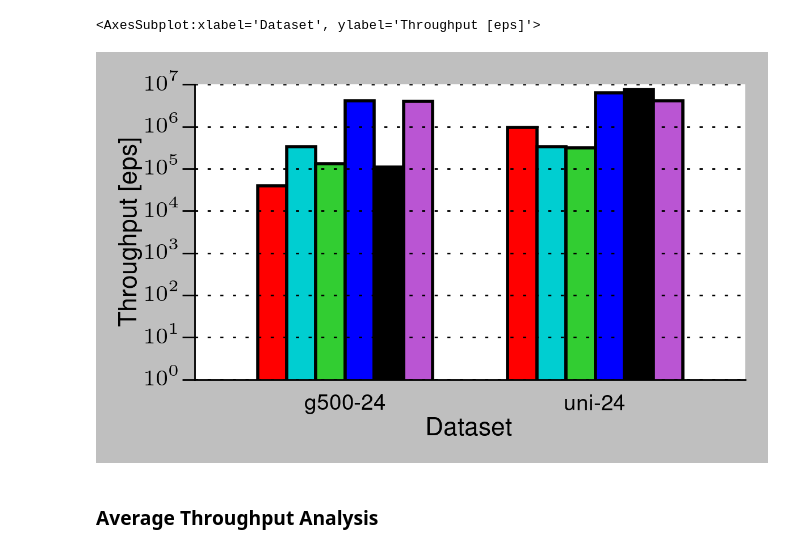
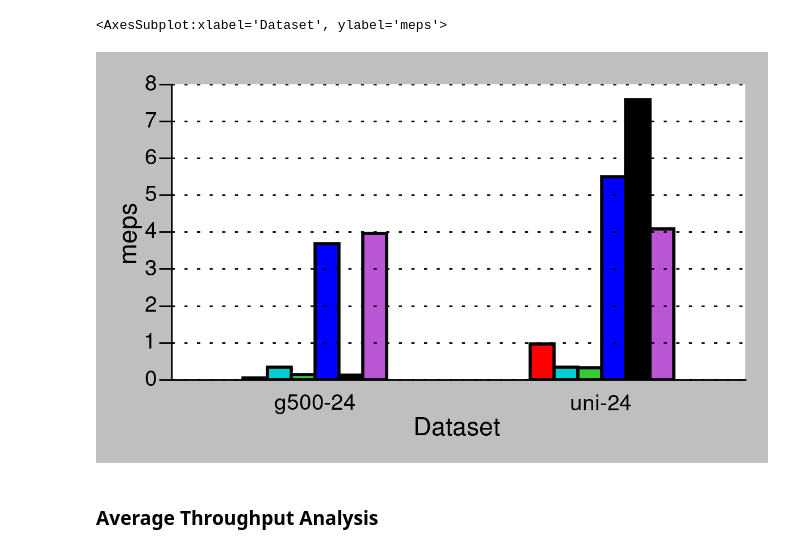
Before and after one commit to PerFuchs/gfe_notebooks, a Jupyter notebook: aging_experiment.ipynb, the cells around one changed output. Cells and saved outputs as stored; diff of their text form; code cells hidden in the pictures.

Commit message:
Linear axis for updates.

```diff
--- a/aging_experiment.ipynb
+++ b/aging_experiment.ipynb
@@ -39,44 +39,50 @@ throughput_grouped = data.groupby(["graph", "library"]).agg(throughput_mean=("th
 # %%
 throughput_pivot = throughput_grouped.pivot_table(values="throughput_mean", columns="library", index="graph")
 # Choose newest Sortledton
-#throughput_pivot["sortledton"] = throughput_pivot["sortledton.1"]
+throughput_pivot["sortledton"] = throughput_pivot["sortledton.3"]
+throughput_pivot = throughput_pivot.drop("sortledton.1", axis=1)
+throughput_pivot = throughput_pivot.drop("sortledton.3", axis=1)
 # %%
 ## FIGURE 10b
 matplotlib.style.use('classic')
 
 colormap=common.set_library_colormap("")
 
 plotting.latexify(fig_width=3)
 
-p = throughput_pivot.drop("sortledton.1", axis=1).plot.bar(width=0.7, color=colormap, legend=None)
+p = throughput_pivot.plot.bar(color=colormap, legend=None)
 #p.legend(bbox_to_anchor=(1.0, 1.05))
-p.set_yscale('log')
+p.set_yscale('linear')
 
 #legend_labels = ["GraphOne", "Livegraph", "Llama", "Sortledton", "Stinger", "Teseo"]
 #p.legend(bbox_to_anchor=(0., 1.02, 1., .102), loc=3, ncol=3, mode="expand", borderaxespad=0., labels=legend_labels)
 
 plt.xlabel("Dataset")
-plt.ylabel("Throughput [eps]")
+plt.ylabel("meps")
 
 positions = (0, 1)
 x_labels = ("g500-24", "uni-24")
 plt.xticks(positions, x_labels)
-p.set_ylim(1, )
 plt.xticks(rotation=0)
 
+#p.set_ylim(1, )
+scale_y = 1e6
+ticks_y = ticker.FuncFormatter(lambda x, pos: '{0:g}'.format(x/scale_y))
+p.yaxis.set_major_formatter(ticks_y)
+plt.yticks()
 
-plotting.format_axes(p, categorical_x=True, yscale="log")
-p.yaxis.grid(which="minor", b=None)
-p.yaxis.set_major_locator(ticker.LogLocator(numticks=8))
+plotting.format_axes(p, categorical_x=True, yscale="linear")
+#p.yaxis.grid(which="minor", b=None)
+#p.yaxis.set_major_locator(ticker.LogLocator(numticks=8))
 #p.yaxis.set_tick_params(left=True, right=False, which="minor")
 
 plt.tight_layout()
 plt.savefig(plotting.base_path + "throughput_average-new.png", dpi=400)
 
 p
 # %% [output]
-<AxesSubplot:xlabel='Dataset', ylabel='Throughput [eps]'>
+<AxesSubplot:xlabel='Dataset', ylabel='meps'>
-[figure, old version]
+[figure, new version]
 # %%
 legend_labels = ["GraphOne ($>$10h)", "Livegraph (135m)", "Llama (OOM)", "Sortledton (12m)", "Stinger (6h 40m)", "Teseo (11m)"]
 legend = p.legend(ncol=7, borderaxespad=0., labels=legend_labels, fontsize="x-large")
```
Also changed, not shown: parts of 13 cells of this notebook.
